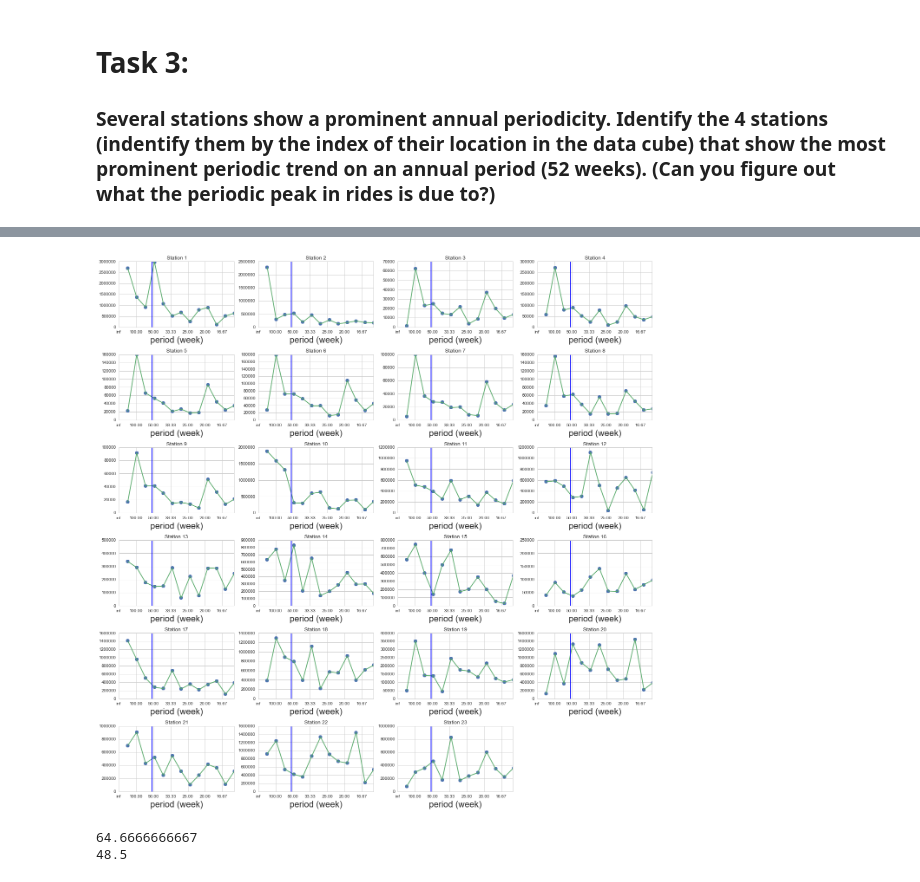
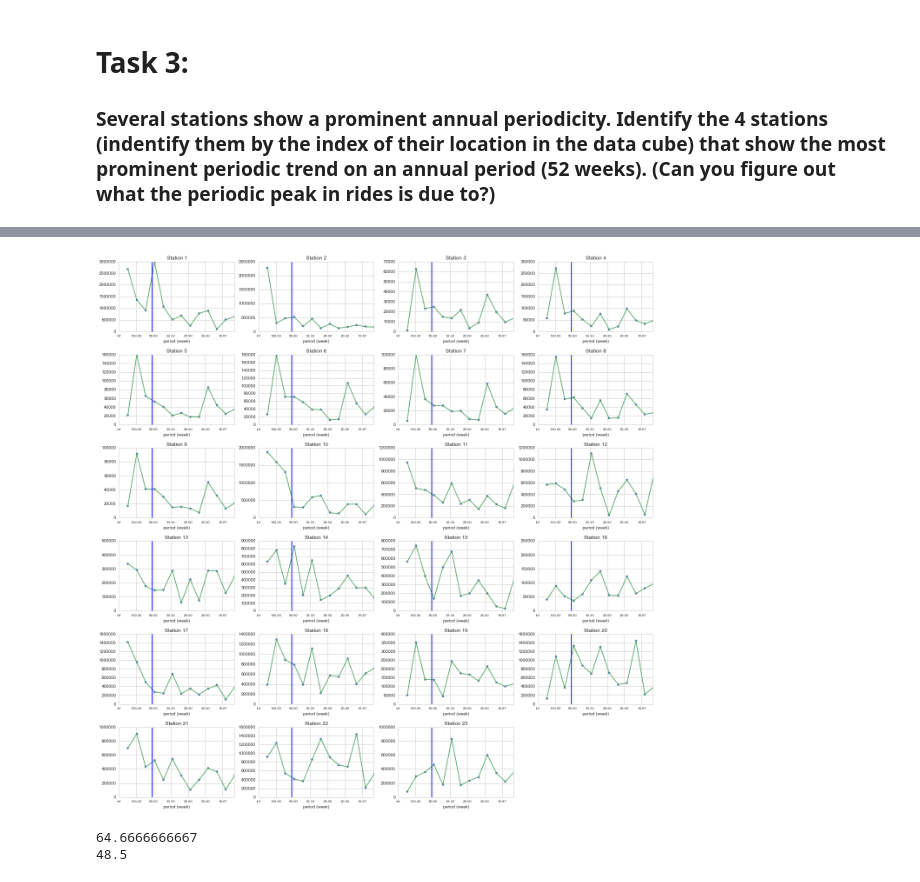
Before and after one commit to Tengf/A, a Jupyter notebook: HW6/subway_timeseries_instructions.ipynb, the cells around one changed output, grey strips where cells are left out. Cells and saved outputs as stored; diff of their text form; code cells hidden in the pictures.

```diff
--- a/HW6/subway_timeseries_instructions.ipynb
+++ b/HW6/subway_timeseries_instructions.ipynb
@@ -175,11 +175,11 @@ pl.xlabel("period (week)", fontsize=20)
 # %%
 f = np.abs(np.fft.rfft(mta_allsum.loc[0,:]))
-fig=pl.figure(figsize=(15,5))
+fig=pl.figure(figsize=(10,5))
 ax=fig.add_subplot(111)
 sample_rate = 1.0
-ax.plot(np.fft.rfftfreq(194, 1.0)[1:], (f)[1:], 'o', ms=20)
+ax.plot(np.fft.rfftfreq(194, 1.0)[1:], (f)[1:], 'o', ms=10)
 ax.plot(np.fft.rfftfreq(194, 1.0)[1:], (f)[1:], '-')
-ax.set_xticklabels([ "%s"%(1/f) for f in ax.get_xticks()], fontsize=20)
-pl.xlabel("period (week)", fontsize=20)
+ax.set_xticklabels([ "%s"%(1/f) for f in ax.get_xticks()], fontsize=10)
+pl.xlabel("period (week)", fontsize=10)
 # %% [output]
 <matplotlib.text.Text at 0x...>
@@ -191,10 +191,10 @@ for i in range(6):
         if i*j<15:
             ax = fig.add_subplot(6,4,i*4+j+1)
             f = np.abs(np.fft.rfft(mta_allsum.loc[i*4+j,:]))
-            ax.plot(np.fft.rfftfreq(194, 1.0)[1:], (f)[1:], 'o', ms=8)
+            ax.plot(np.fft.rfftfreq(194, 1.0)[1:], (f)[1:], 'o', ms=5)
             ax.plot(np.fft.rfftfreq(194, 1.0)[1:], (f)[1:], '-')
-            ax.set_xticklabels([ "%s"%(1/f) for f in ax.get_xticks()], fontsize=10)
-            pl.xlabel("period (week)", fontsize=20)
+            ax.set_xticklabels([ "%s"%(1/f) for f in ax.get_xticks()], fontsize=8)
+            pl.xlabel("period (week)", fontsize=10)
             ax.set_title("Station %d"%(i*4+j+1))
 fig.tight_layout()
 # %% [output]
@@ -202,21 +202,21 @@ fig.tight_layout()
 # %%
 fig = plt.figure(figsize=(18,18))
 annual = np.zeros(600)
 for i in range(6):
     for j in range(4):
         if i*j<15:
             ax = fig.add_subplot(6,4,i*4+j+1)
             f = np.abs(np.fft.rfft(mta_allsum.loc[i*4+j,:]))
-            ax.plot(np.fft.rfftfreq(194, 1.0)[1:], (f)[1:], 'o', ms=8)
+            ax.plot(np.fft.rfftfreq(194, 1.0)[1:], (f)[1:], 'o', ms=5)
             ax.plot(np.fft.rfftfreq(194, 1.0)[1:], (f)[1:], '-')
             ax.set_xlim(0,1.0/15)
-            ax.set_xticklabels([ "%.2f"%(1/f) for f in ax.get_xticks()], fontsize=10)
-            pl.xlabel("period (week)", fontsize=20)
+            ax.set_xticklabels([ "%.2f"%(1/f) for f in ax.get_xticks()], fontsize=8)
+            pl.xlabel("period (week)", fontsize=10)
             plt.axvline(1.0/52)
             ax.set_title("Station %d"%(i*4+j+1))
 fig.tight_layout()
 # %% [output]
-[figure, old version]
+[figure, new version]
 # %%
 # Find the index of the frequency which is closest to 1/52 weeks.
 freq = np.fft.rfftfreq(194, 1.0)
```
Also changed, not shown: parts of 3 cells of this notebook.
